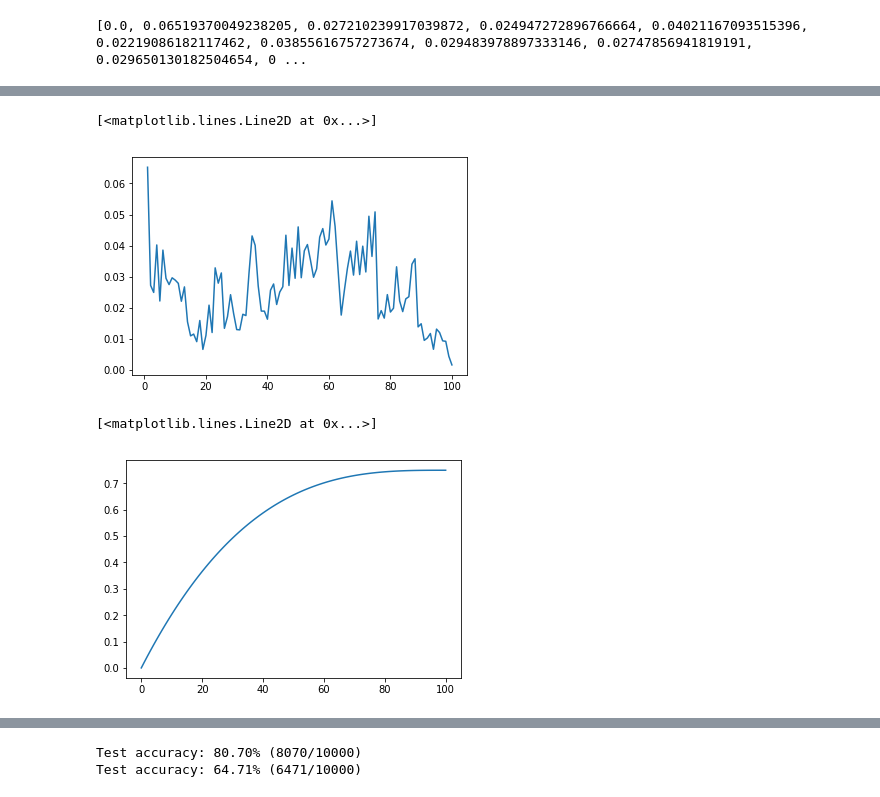
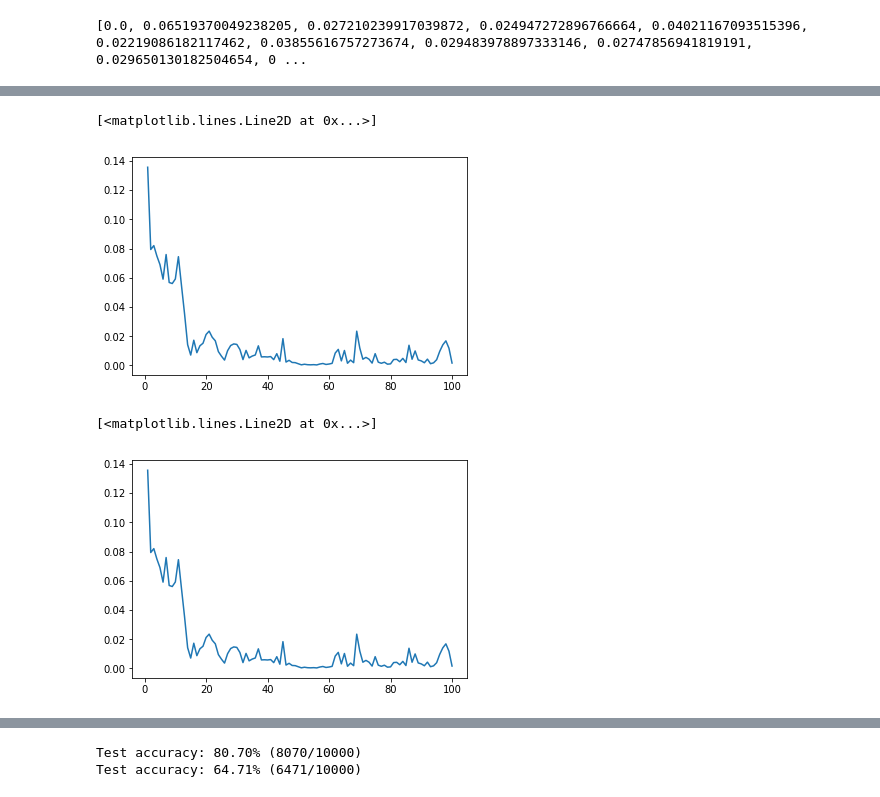
Before and after one commit to ChristopherSweeney/SlimNets, a Jupyter notebook: prunning.ipynb, the cells around one changed output, grey strips where cells are left out. Saved outputs shown, nothing was run; the diff lists cells and outputs as text; code cells hidden in the pictures.

Commit message:
comparison of gradual sparse vs sparse

```diff
--- a/prunning.ipynb
+++ b/prunning.ipynb
@@ -437,11 +437,16 @@ def plot_kernels(tensor, num_cols=6):
     plt.subplots_adjust(wspace=0.1, hspace=0.1)
     plt.show()
 
-mm = vgg_model.double()
+mm = model.cuda().double()
 filters = mm.modules
+layers=np.zeros((3,3))
 body_model = [i for i in mm.children()][0]
-layer1 = body_model[0]
-tensor = layer1.weight.data.numpy()
+for i in body_model:
+    if isinstance(i,MaskedConv2d):
+        tensor = i.weight.cpu().data.numpy()
+        shape = np.shape(tensor)
+        print shape
+tensor = layer1.weight.cpu().data.numpy()
 plt.figure()
-plt.imshow(tensor[0])
+plt.imshow(tensor[0][0])
 # %% [output]
@@ -528,7 +567,7 @@ modules = list(self.model.modules())
         print(num_bits)
         return num_bits
 # %%
-class PruneWrapSparse():# could also use this to maks out entire filters accoring to taylor criterion
+class PruneWrapSparse():
     def __init__(self,train_start,model,sparsity_initial,sparsity_target,prune_steps,update_rate,train):
         #model params
         self.model = model.float()
@@ -627,6 +666,7 @@ class PruneWrapSparse():# could also use this to maks out entire filters accorin
         self.current_sparsity = current_sparsity_target # more accurate actually figure out hw much was prunned
         self.loss_over_time.append(self.running_loss/float(self.update_rate))
 
+
     def get_prune_mask(self,layer,threshold):
         # generate mask
         p=layer.weight.data.abs()
@@ -658,7 +698,7 @@ class PruneWrapSparse():# could also use this to maks out entire filters accorin
             non_zero_param += np.count_nonzero(parameter.cpu().data.abs().numpy()>0)
         print "model sparsity: ", 1-float(non_zero_param)/total_nb_param
         bits = 32 #32 bit floats
-        return bits*total_nb_param
+        return bits*non_zero_param
 
     def calculate_current_model_inference_time(self,samples=10):
         time_sum =0
@@ -684,5 +732,5 @@ None
 # %%
-prune = PruneWrapSparse(0,model,0,.75,100,1000,trainloader)
+prune = PruneWrapSparse(0,model,0,.4,100,1000,trainloader)
 # %%
 prune_rate(model)
 # %% [output]
@@ -734,10 +817,11 @@ plt.figure()
 plt.plot(range(len(prune.loss_over_time))[1:],prune.loss_over_time[1:])
 # %% [output]
 [<matplotlib.lines.Line2D at 0x...>]
-[figure, old version]
+[figure, new version]
 # %%
+%matplotlib inline
 plt.figure()
-plt.plot(range(len(prune.sparsity_over_time)),prune.sparsity_over_time)
+plt.plot(range(len(prune.loss_over_time))[1:],prune.loss_over_time[1:])
 # %% [output]
 [<matplotlib.lines.Line2D at 0x...>]
-[figure, old version]
+[figure, new version]
```
Also changed, not shown: parts of 16 cells of this notebook.
